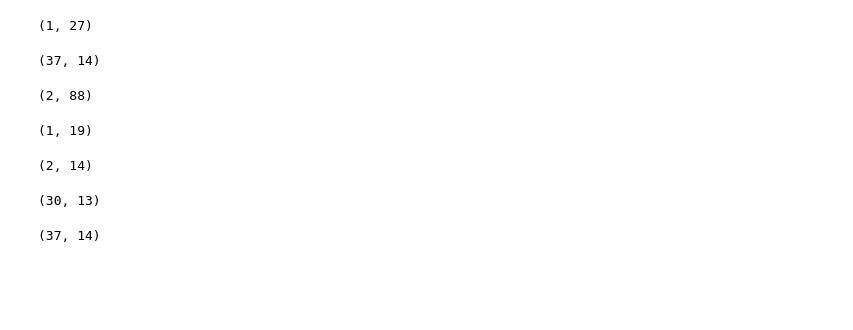
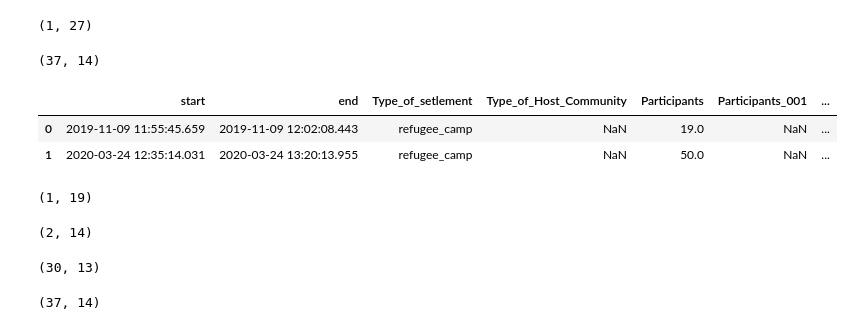
Before and after one commit to guillermosanchezg/NAUTIA, a Jupyter notebook: DesarrolloPy/NotebookTransform.ipynb, the cells around one changed output. Cells and saved outputs as stored; diff of their text form; code cells hidden in the pictures; blank space fills up the shorter version.

```diff
--- a/DesarrolloPy/NotebookTransform.ipynb
+++ b/DesarrolloPy/NotebookTransform.ipynb
@@ -340,9 +369,11 @@ SanitationInfra.shape
 # %% [output]
 (37, 14)
 # %%
-Priorities.shape
+Priorities
 # %% [output]
-(2, 88)
+|  | start | end | Type_of_setlement | Type_of_Host_Community | Participants | Participants_001 | ... |
+| 0 | 2019-11-09 11:55:45.659 | 2019-11-09 12:02:08.443 | refugee_camp | NaN | 19.0 | NaN | ... |
+| 1 | 2020-03-24 12:35:14.031 | 2020-03-24 13:20:13.955 | refugee_camp | NaN | 50.0 | NaN | ... |
 # %%
 GeneralForm.shape
 # %% [output]
```
Also changed, not shown: parts of 11 cells of this notebook, 50 other files.
